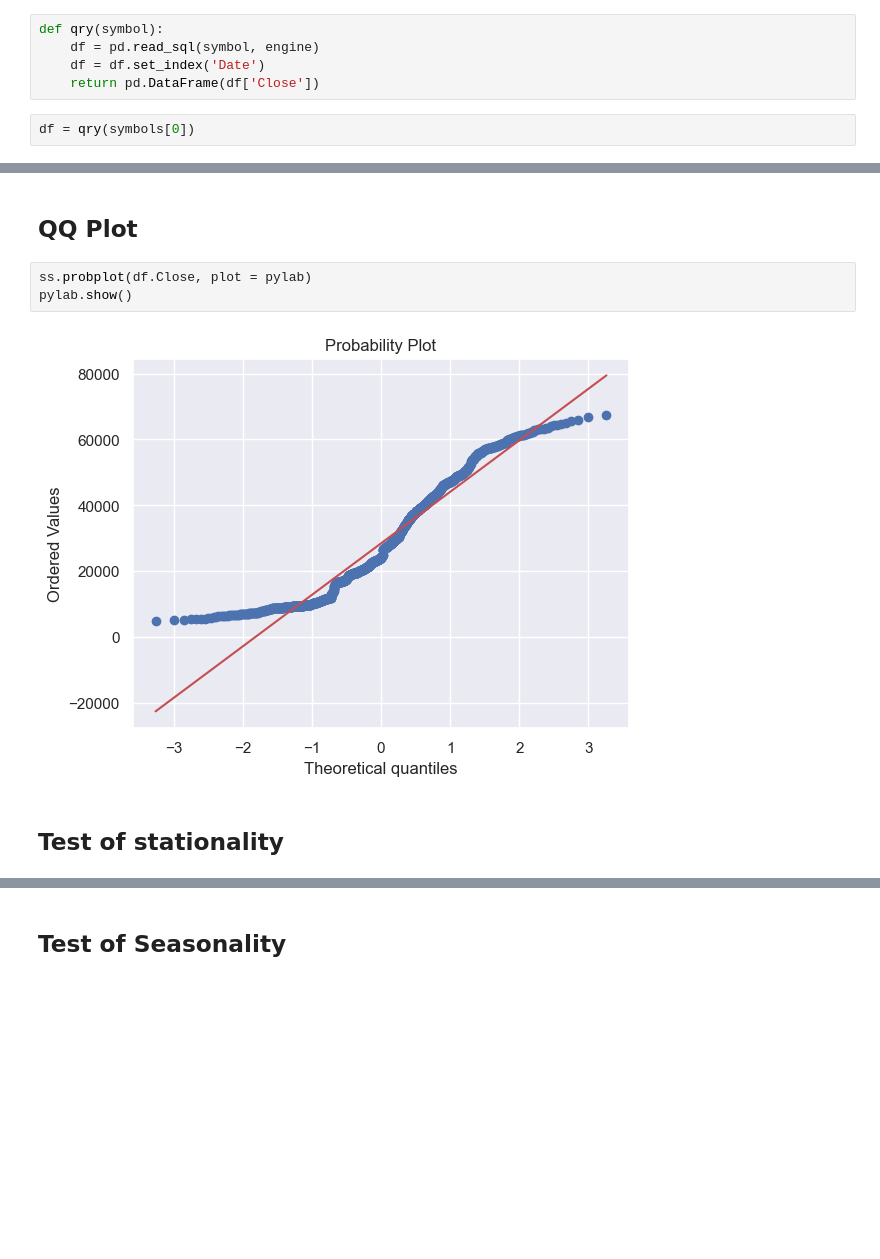
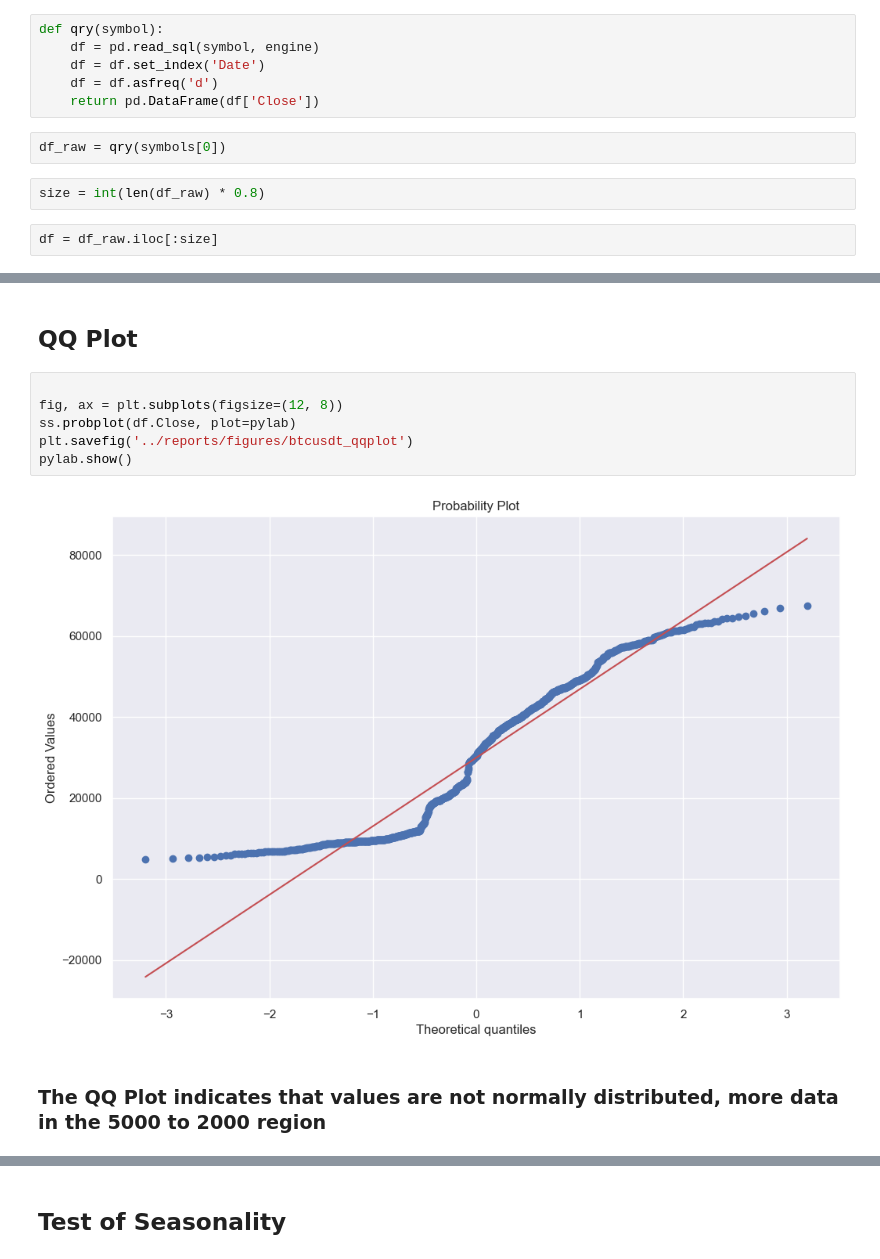
Before and after one commit to kings-data-quest/Crypto_time_series_analysis, a Jupyter notebook: notebooks/2.0-prof-initial_data_exploration.ipynb, the cells around one changed output, grey strips where cells are left out. Drawn from its saved outputs; the diff is of its cells as text; blank space fills up the shorter version.

Commit message:
data exploration

```diff
--- a/notebooks/2.0-prof-initial_data_exploration.ipynb
+++ b/notebooks/2.0-prof-initial_data_exploration.ipynb
@@ -26,6 +28,11 @@ symbols = ['BTCUSDT','ETHUSDT', 'ADAUSDT', 'BNBUSDT', 'SOLUSDT']
 def qry(symbol):
     df = pd.read_sql(symbol, engine)
     df = df.set_index('Date')
+    df = df.asfreq('d')
     return pd.DataFrame(df['Close'])
 # %%
-df = qry(symbols[0])
+df_raw = qry(symbols[0])
+# %%
+size = int(len(df_raw) * 0.8)
+# %%
+df = df_raw.iloc[:size]
@@ -80,9 +90,12 @@ plt.show()
 # %% [markdown]
 ## QQ Plot
 # %%
-ss.probplot(df.Close, plot = pylab)
+
+fig, ax = plt.subplots(figsize=(12, 8))
+ss.probplot(df.Close, plot=pylab)
+plt.savefig('../reports/figures/btcusdt_qqplot')
 pylab.show()
 # %% [output]
-[figure, old version]
+[figure, new version]
-# %% [markdown]
-## Test of stationality
+# %% [markdown]
+### The QQ Plot indicates that values are not normally distributed, more data in the 5000 to 2000 region
```
Also changed, not shown: parts of 21 cells of this notebook, 6 other files.
